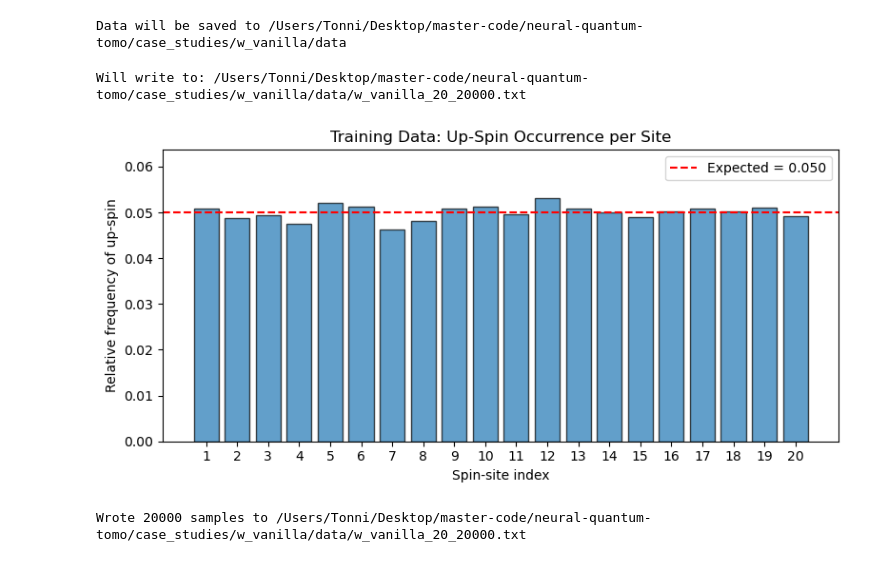
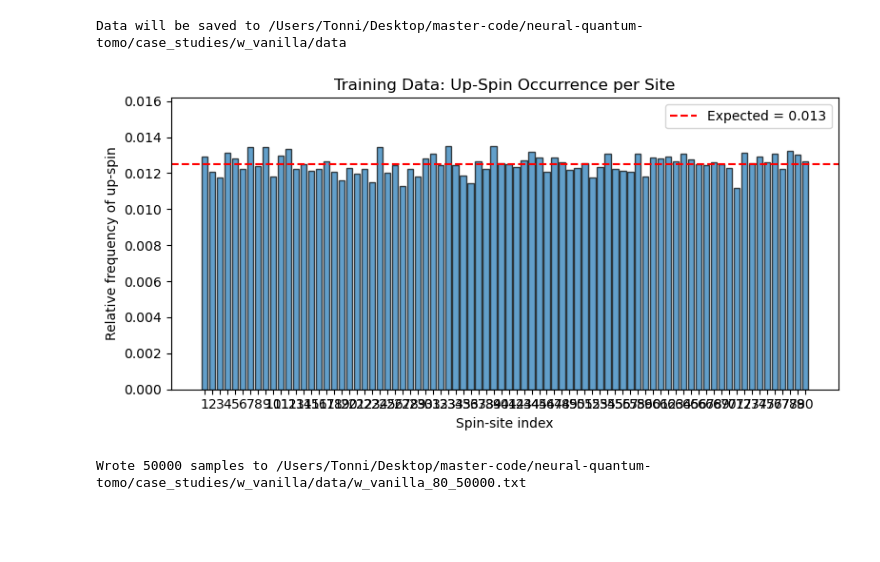
Before and after one commit to simontonner/neural-quantum-tomo, a Jupyter notebook: case_studies/w_vanilla/data_generation.ipynb, the cells around one changed output. Saved outputs shown, nothing was run; the diff lists cells and outputs as text; code cells hidden in the pictures; blank space fills up the shorter version.

```diff
--- a/case_studies/w_vanilla/data_generation.ipynb
+++ b/case_studies/w_vanilla/data_generation.ipynb
@@ -9,16 +9,6 @@ data_dir.mkdir(parents=True, exist_ok=True)
 print(f"Data will be saved to {data_dir.resolve()}")
 # %% [output]
 Data will be saved to /Users/Tonni/Desktop/master-code/neural-quantum-tomo/case_studies/w_vanilla/data
-# %%
-N          = 20
-N_SAMPLES  = 20_000
-DATA_DIR   = Path('./data')
-DATA_DIR.mkdir(parents=True, exist_ok=True)
-
-file_path  = DATA_DIR / f'w_vanilla_{N}_{N_SAMPLES}.txt'
-print(f'Will write to: {file_path.resolve()}')
-# %% [output]
-Will write to: /Users/Tonni/Desktop/master-code/neural-quantum-tomo/case_studies/w_vanilla/data/w_vanilla_20_20000.txt
 # %%
 def sample_w_state(chain_length: int, num_samples: int, rng=None):
     if rng is None:
@@ -34,31 +24,31 @@ def sample_w_state(chain_length: int, num_samples: int, rng=None):
     return samples
 
 
-chain_length = 20
-num_samples = 20_000
+chain_length = 80
+num_samples = 50_000
 sample_rng = np.random.default_rng()
 
 samples = sample_w_state(chain_length, num_samples, rng=sample_rng)
 # %%
-up_counts = np.array([sum(s[i] == 'Z' for s in samples) for i in range(N)])
+up_counts = np.array([sum(s[i] == 'Z' for s in samples) for i in range(chain_length)])
 rel_freq  = up_counts / num_samples
 
 fig, ax = plt.subplots(figsize=(8,4))
-sites = np.arange(1, N+1)
+sites = np.arange(1, chain_length+1)
 ax.bar(sites, rel_freq, width=0.8, edgecolor='black', alpha=0.7)
-ax.axhline(1/N, color='red', linestyle='--', label=f'Expected = {1/N:.3f}')
+ax.axhline(1/chain_length, color='red', linestyle='--', label=f'Expected = {1/chain_length:.3f}')
 
 ax.set_xlabel('Spin‐site index')
 ax.set_ylabel('Relative frequency of up‐spin')
 ax.set_title('Training Data: Up‐Spin Occurrence per Site')
 ax.set_xticks(sites)
 ax.set_ylim(0, rel_freq.max()*1.2)
 
 ax.legend(loc='upper right')
 plt.tight_layout()
 plt.show()
 # %% [output]
-[figure, old version]
+[figure, new version]
 # %%
 file_name = f'w_vanilla_{chain_length}_{num_samples}.txt'
 file_path = data_dir / file_name
@@ -69,4 +59,4 @@ with open(file_path, 'w') as f:
 
 print(f"Wrote {len(samples)} samples to {file_path.resolve()}")
 # %% [output]
-Wrote 20000 samples to /Users/Tonni/Desktop/master-code/neural-quantum-tomo/case_studies/w_vanilla/data/w_vanilla_20_20000.txt
+Wrote 50000 samples to /Users/Tonni/Desktop/master-code/neural-quantum-tomo/case_studies/w_vanilla/data/w_vanilla_80_50000.txt
```
Also changed, not shown: 7 other files.
